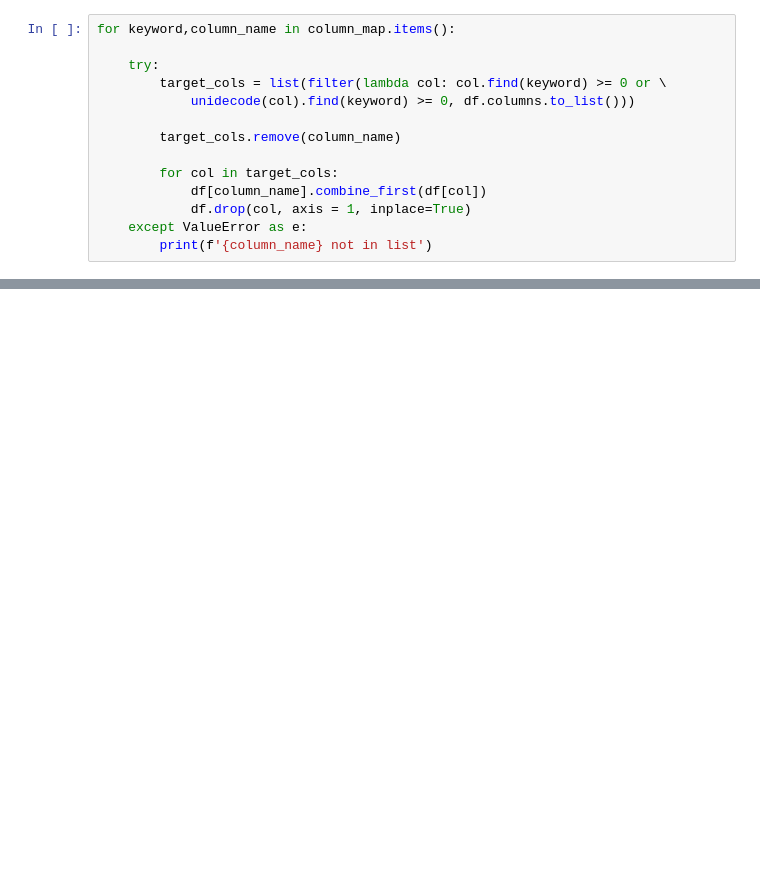
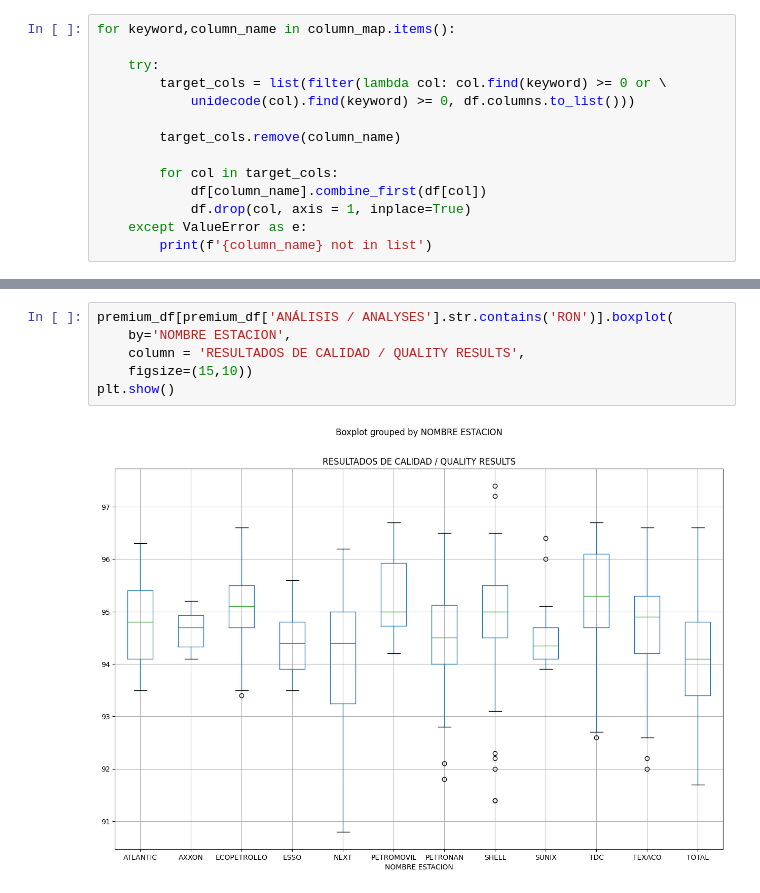
Before and after one commit to rafaeljosem/gas_station_analysis, a Jupyter notebook: octane_gas_analysis.ipynb, the cells around one changed output, grey strips where cells are left out. Cells and saved outputs as stored; diff of their text form; blank space fills up the shorter version.

```diff
--- a/octane_gas_analysis.ipynb
+++ b/octane_gas_analysis.ipynb
@@ -518,0 +769,8 @@ len(analyzer.errors)
+# %%
+premium_df[premium_df['ANÁLISIS / ANALYSES'].str.contains('RON')].boxplot(
+    by='NOMBRE ESTACION',
+    column = 'RESULTADOS DE CALIDAD / QUALITY RESULTS',
+    figsize=(15,10))
+plt.show()
+# %% [output]
+[figure, added]
```
Also changed, not shown: parts of 71 cells of this notebook.
